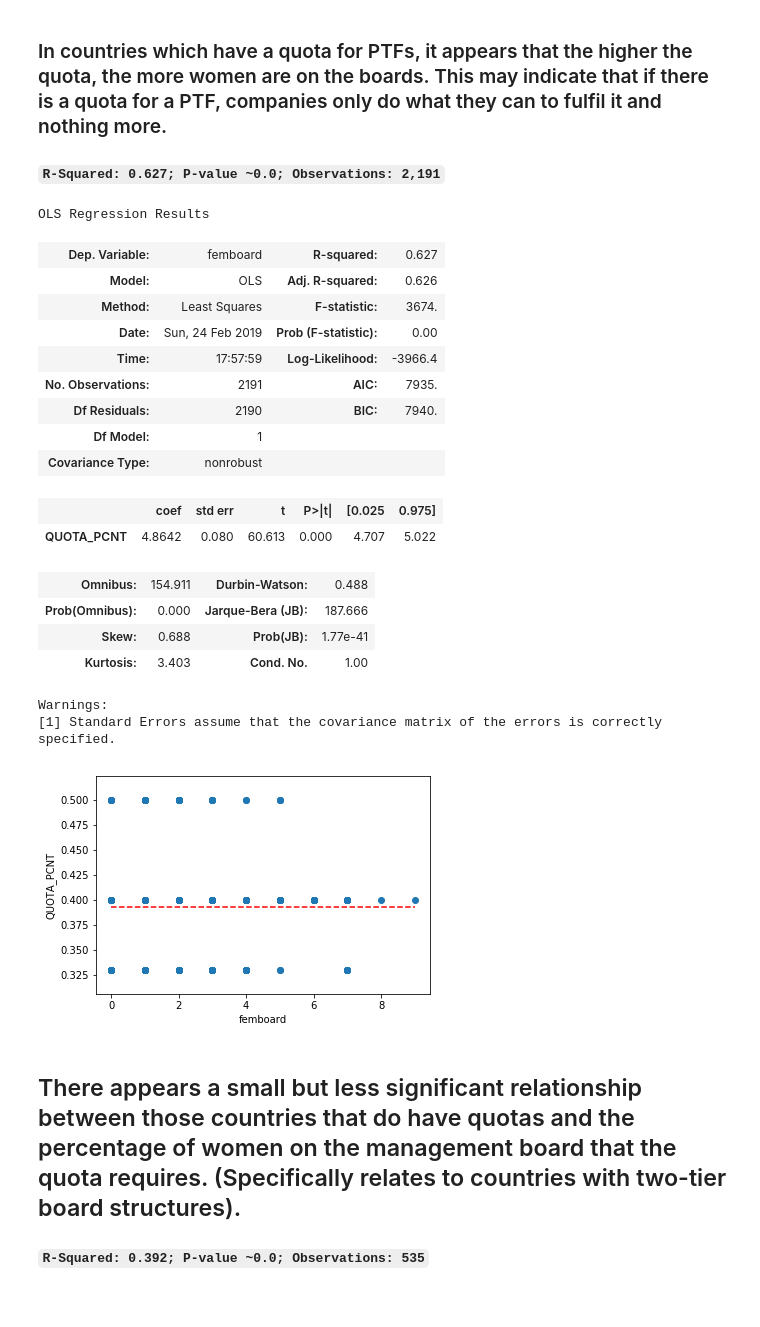
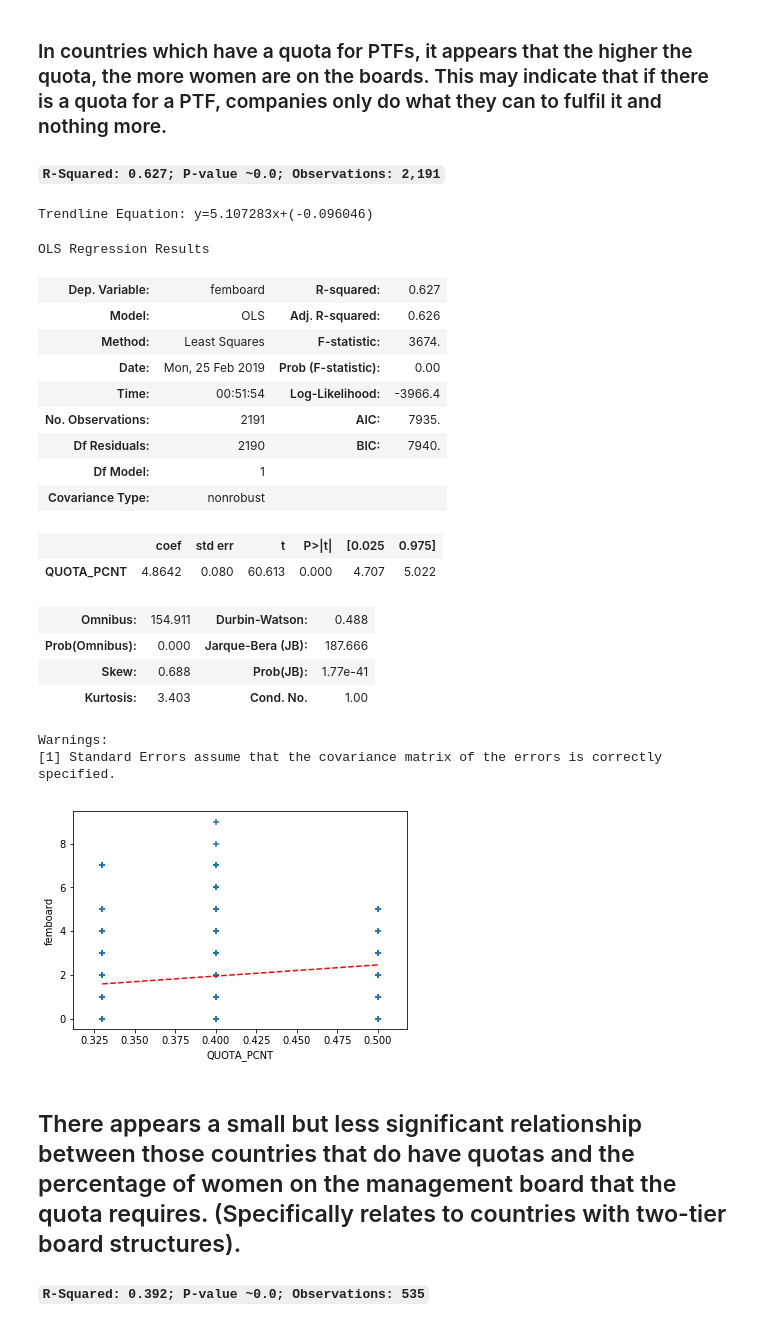
Before and after one commit to etokrug/GroupProject, a Jupyter notebook: GroupProject.ipynb, the cells around one changed output. Drawn from its saved outputs; the diff is of its cells as text; code cells hidden in the pictures.

```diff
--- a/GroupProject.ipynb
+++ b/GroupProject.ipynb
@@ -9,6 +28,9 @@ import sys
 import numpy as np
 import statsmodels.api as sm
 import statsmodels
+from IPython.display import Image, display
+from IPython.core.display import HTML
+import seaborn as sns
 
 %matplotlib inline
 
@@ -18,7 +40,8 @@ print('Matplotlib version: ' + matplotlib.__version__)
 #print('Scikit-Learn version: ' + sklearn.__version__)
 print('Interpreter path: ' + sys.executable)
 print('Statsmodel version: ' + statsmodels.__version__)
-pd.set_option('display.max_columns', 500)
+print('Seaborn version: ' + sns.__version__)
+pd.set_option('display.max_columns', 1000)
 pd.set_option('display.max_rows', 1000)
 pd.set_option('display.max_colwidth', 1000)
 # %% [output]
@@ -664,44 +751,47 @@ Warnings:
 # %%
 df_quota_w_fem = df_main[['QUOTA_PTF', 'QUOTA_PCNT', 'femboard']].copy()
 df_quota_w_fem = df_quota_w_fem[df_quota_w_fem['QUOTA_PTF'] == 1]
 
-df_quota_w_fem['QUOTA_PTF'] = df_quota_w_fem['QUOTA_PTF'].apply(to_integer)
-df_quota_w_fem['femboard'] = df_quota_w_fem['femboard'].apply(to_integer)
-
-plt.scatter(df_quota_w_fem['femboard'], df_quota_w_fem['QUOTA_PCNT'], marker="+")
-plt.plot([min(df_quota_w_fem['femboard']), max(df_quota_w_fem['femboard'])],
-         [np.mean(df_quota_w_fem['QUOTA_PCNT']), np.mean(df_quota_w_fem['QUOTA_PCNT'])], 'r--')
-plt.ylabel("QUOTA_PCNT")
-plt.xlabel("femboard")
+df_quota_w_fem['QUOTA_PTF'] = df_quota_w_fem['QUOTA_PTF']
+df_quota_w_fem['femboard'] = df_quota_w_fem['femboard']
 
 df_quota_w_fem = df_quota_w_fem.dropna()
 
 x = df_quota_w_fem['QUOTA_PCNT']
 y = df_quota_w_fem['femboard']
 
+plt.scatter(df_quota_w_fem['QUOTA_PCNT'], df_quota_w_fem['femboard'], marker="+")
+z = np.polyfit(x, y, 1)
+p = np.poly1d(z)
+plt.plot(x,p(x),"r--")
+print("Trendline Equation: y={0:.6f}x+({1:.6f})".format(z[0],z[1]))
+plt.ylabel("femboard")
+plt.xlabel("QUOTA_PCNT")
+
 model = sm.OLS(y, x).fit()
 
 model.summary()
 # %% [output]
-OLS Regression Results
+Trendline Equation: y=5.107283x+(-0.096046)
+OLS Regression Results
 | Dep. Variable: | femboard | R-squared: | 0.627 |
 | Model: | OLS | Adj. R-squared: | 0.626 |
 | Method: | Least Squares | F-statistic: | 3674. |
-| Date: | Sun, 24 Feb 2019 | Prob (F-statistic): | 0.00 |
-| Time: | 17:57:59 | Log-Likelihood: | -3966.4 |
+| Date: | Mon, 25 Feb 2019 | Prob (F-statistic): | 0.00 |
+| Time: | 00:51:54 | Log-Likelihood: | -3966.4 |
 | No. Observations: | 2191 | AIC: | 7935. |
 | Df Residuals: | 2190 | BIC: | 7940. |
 | Df Model: | 1 |  |  |
 | Covariance Type: | nonrobust |  |  |
 |  | coef | std err | t | P>|t| | [0.025 | 0.975] |
 | QUOTA_PCNT | 4.8642 | 0.080 | 60.613 | 0.000 | 4.707 | 5.022 |
 | Omnibus: | 154.911 | Durbin-Watson: | 0.488 |
 | Prob(Omnibus): | 0.000 | Jarque-Bera (JB): | 187.666 |
 | Skew: | 0.688 | Prob(JB): | 1.77e-41 |
 | Kurtosis: | 3.403 | Cond. No. | 1.00 |
-Warnings:
-[1] Standard Errors assume that the covariance matrix of the errors is correctly specified.
+Warnings:
+[1] Standard Errors assume that the covariance matrix of the errors is correctly specified.
-[figure, old version]
+[figure, new version]
 # %% [markdown]
 ## There appears a small but less significant relationship between those countries that do have quotas and the percentage of women on the management board that the quota requires. (Specifically relates to countries with two-tier board structures).
 
```
Also changed, not shown: parts of 58 cells of this notebook, 1 other file.
